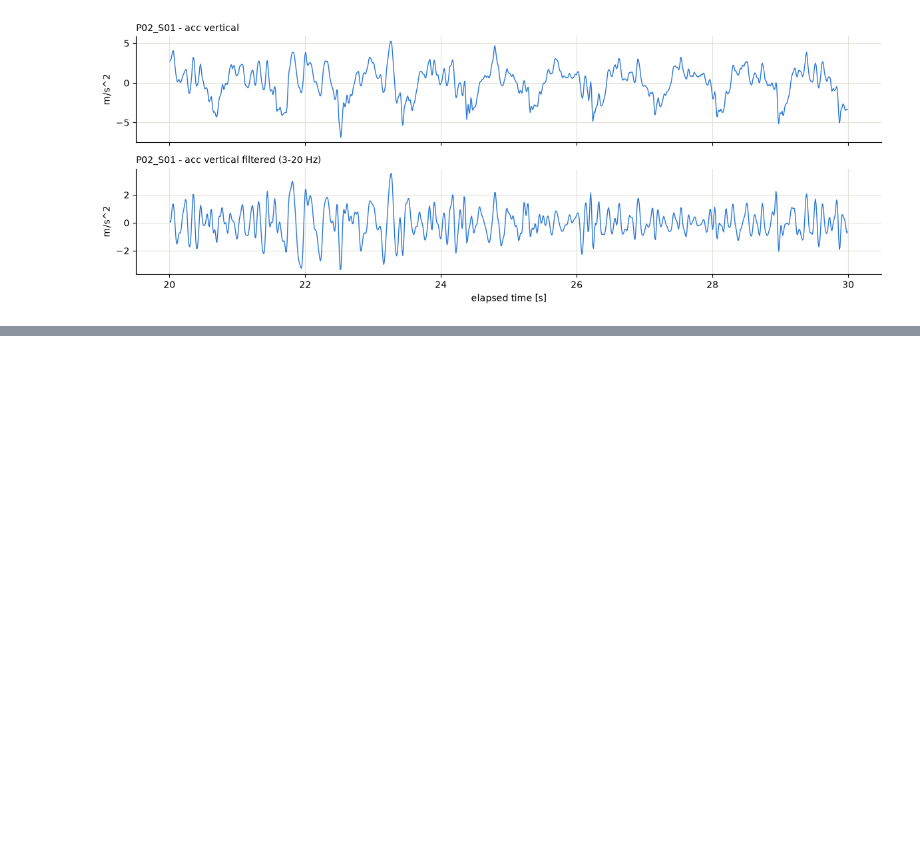
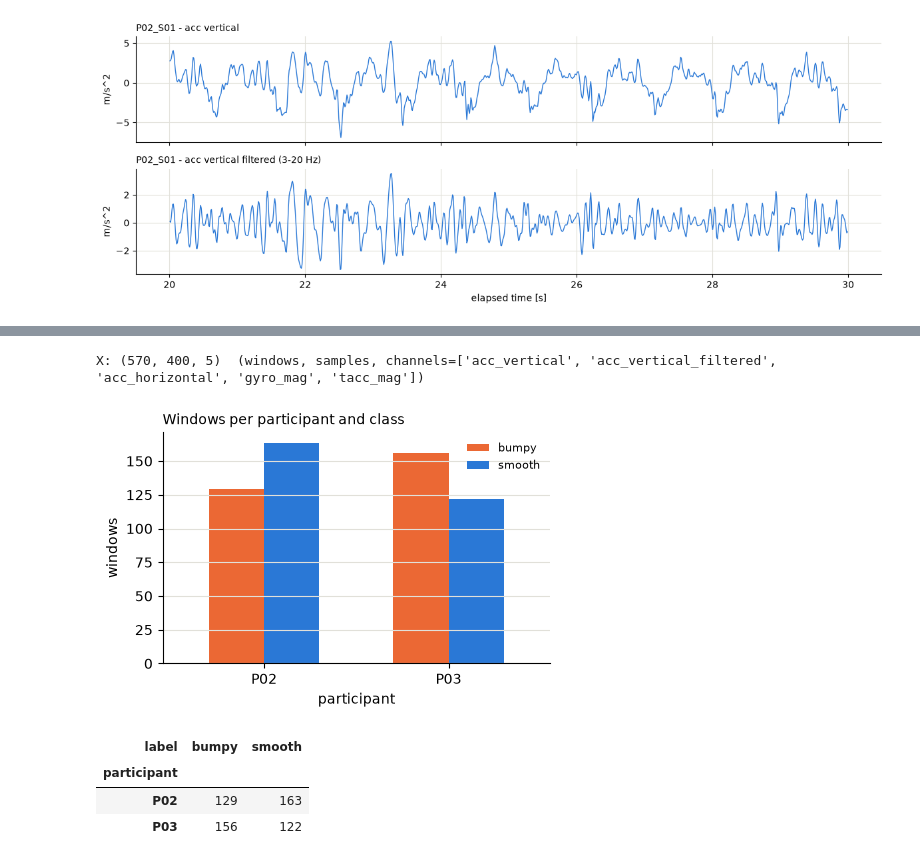
Before and after one commit to kostasparma/Machine_Learning_for_rides, a Jupyter notebook: notebooks/plot_datasets.ipynb, the cells around one changed output, grey strips where cells are left out. Drawn from its saved outputs; the diff is of its cells as text; code cells hidden in the pictures; blank space fills up the shorter version.

Commit message:
Add Windowing.

```diff
--- a/notebooks/plot_datasets.ipynb
+++ b/notebooks/plot_datasets.ipynb
@@ -395,0 +402,35 @@ Maybe also some filtering, like moving average ?
+# %%
+WIN_S, STEP_S = 4, 2
+WIN, STEP = WIN_S * FS, STEP_S * FS
+CHANNELS = ["acc_vertical", "acc_vertical_filtered", "acc_horizontal", "gyro_mag", "tacc_mag"]
+
+def make_windows(df: pd.DataFrame, win: int = WIN, step: int = STEP, channels=CHANNELS):
+    """Return (array of shape (n, win, len(channels)), list of metadata dicts)."""
+    arr = df[channels].to_numpy(np.float32)
+    starts = range(0, len(df) - win + 1, step)
+
+    X = np.stack([arr[s:s + win] for s in starts]) if len(df) >= win else np.empty((0, win, len(channels)), np.float32)
+
+    meta = [{"window_id": f"{df['recording_id'].iloc[0]}_W{i:03d}", "recording_id": df["recording_id"].iloc[0],
+             "participant": df["participant"].iloc[0], "label": df["label"].iloc[0], "t_start": df["t"].iloc[s]}
+            for i, s in enumerate(starts)]
+    return X, meta
+
+Xs, metas = zip(*(make_windows(v) for v in trimmed.values()))
+X = np.concatenate(Xs)
+windows = pd.DataFrame([m for mm in metas for m in mm])
+print(f"X: {X.shape}  (windows, samples, channels={CHANNELS})")
+
+counts = windows.groupby(["participant", "label"]).size().unstack().reindex(columns=CLASSES)
+ax = counts.plot.bar(color=[CLASS_COLOR[c] for c in CLASSES], width=0.6, figsize=(5, 3), rot=0)
+ax.set_ylabel("windows"); ax.set_title("Windows per participant and class", loc="left", fontsize=10)
+ax.legend(frameon=False, fontsize=8); ax.grid(axis="x", visible=False); plt.show()
+
+counts
+# %% [output]
+X: (570, 400, 5)  (windows, samples, channels=['acc_vertical', 'acc_vertical_filtered', 'acc_horizontal', 'gyro_mag', 'tacc_mag'])
+[figure, added]
+| label | bumpy | smooth |
+| participant |  |  |
+| P02 | 129 | 163 |
+| P03 | 156 | 122 |
```
Also changed, not shown: parts of 2 cells of this notebook.
